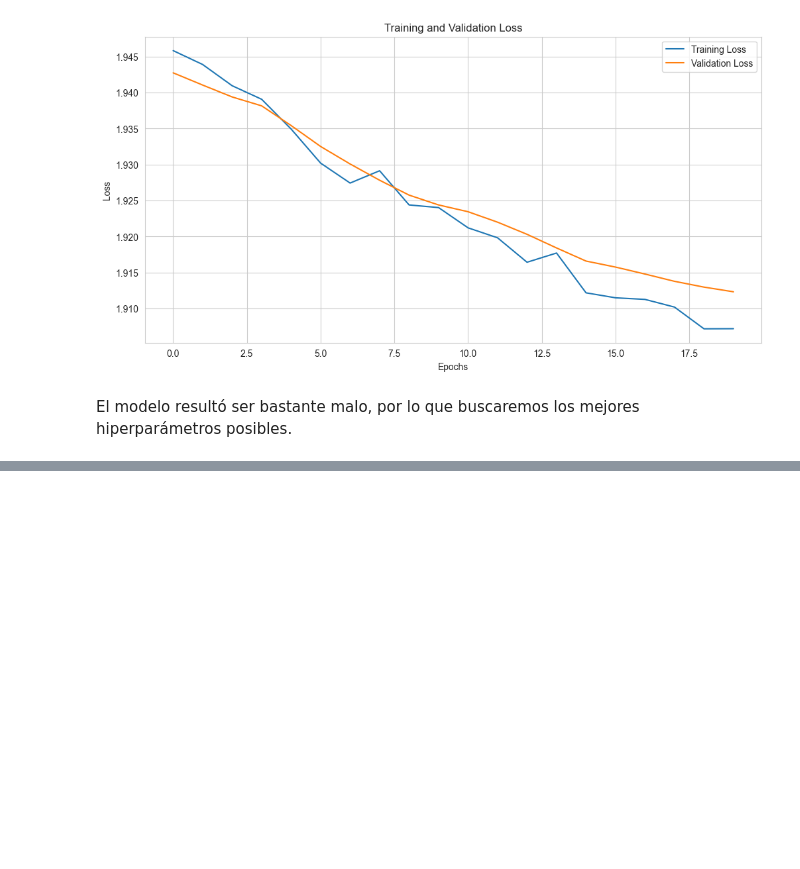
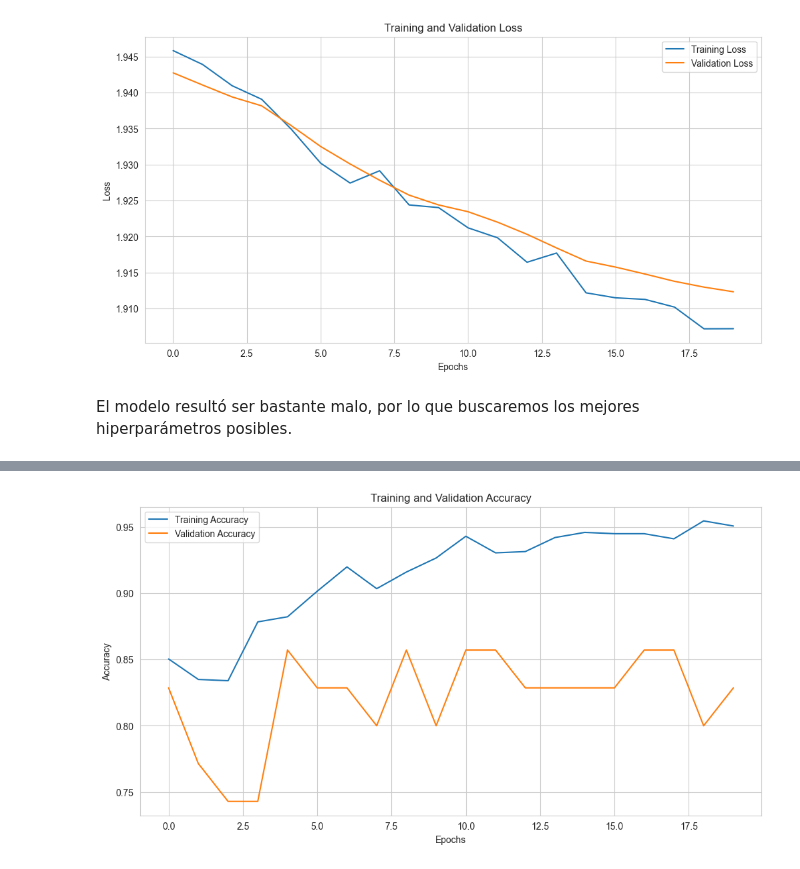
Before and after one commit to Pabloleiva00/Proyecto-MDD, a Jupyter notebook: modelo_base.ipynb, the cells around one changed output, grey strips where cells are left out. Saved outputs shown, nothing was run; the diff lists cells and outputs as text; code cells hidden in the pictures; blank space fills up the shorter version.

Commit message:
Add files via upload
Modelo mejorado

```diff
--- a/modelo_base.ipynb
+++ b/modelo_base.ipynb
@@ -223,7 +223,7 @@ def build_model(hp):
     initializer = initializers.HeNormal(seed=20)
     model = Sequential()
     regu = hp.Choice('l1_reg', [0.001, 0.0001])
-    input_shape=(200, 200, 3)
+    input_shape=(224, 224, 3)
 
     #Conv layer loop
     for i in range(4):
@@ -239,8 +239,8 @@ def build_model(hp):
         model.add(Dense(units, activation='relu',kernel_initializer=initializer,kernel_regularizer=regularizers.l1(regu)))
         model.add(BatchNormalization(momentum=hp.Float('momentum', min_value=0.8, max_value=0.95, step=0.05), epsilon=0.001))
 
-    model.add(Dense(5, activation='softmax', kernel_initializer=initializer))
+    model.add(Dense(units=len(labels), activation='softmax', kernel_initializer=initializer))
 
     opt = Adam(learning_rate=hp.Choice('learning_rate', [0.001, 0.0001]))
-    model.compile(loss='categorical_crossentropy', optimizer=opt, metrics=['accuracy'])
+    model.compile(loss='sparse_categorical_crossentropy', optimizer=opt, metrics=['accuracy'])
     return model
@@ -319,13 +319,20 @@ for i in range(4):
     model1.add(Dense(best_hp.get(f'units_{i+1}'),activation='relu',kernel_initializer=initializer,kernel_regularizer=regularizers.l1(best_hp.get('l1_reg'))))
     model1.add(BatchNormalization(momentum=best_hp.get(f'momentum'), epsilon=0.001))
 
-model1.add(Dense(5, activation='softmax', kernel_initializer=initializer))
+model1.add(Dense(units=len(labels), activation='softmax', kernel_initializer=initializer))
 
 opt = Adam(learning_rate=best_hp.get('learning_rate'))
-model1.compile(loss='categorical_crossentropy', optimizer=opt, metrics=['accuracy'])
+model1.compile(loss='sparse_categorical_crossentropy', optimizer=opt, metrics=['accuracy'])
 # %%
-fin_hist = model1.fit(train_main, steps_per_epoch = len(train_main), epochs = 8, validation_data=valid_main)
+history1 = model1.fit(
+    datagen.flow(X_train, Y_train, batch_size=64),
+    epochs=20,
+    validation_data=(X_valid, Y_valid),
+    verbose=2,
+    steps_per_epoch=X_train.shape[0] // 64,
+    callbacks=[learning_rate_reduction]
+)
 # Evaluate the model
-loss, accuracy = model1.evaluate(test_main)
+loss, accuracy = model1.evaluate(X_train, Y_train)
 print("Final training loss: {:.8f}".format(loss))
 print("Final training accuracy: {:.4%}".format(accuracy))
@@ -332,13 +357,15 @@ print("Final training accuracy: {:.4%}".format(accuracy))
 # %%
 plt.figure(figsize=(12, 6))
 sns.set_style("whitegrid")
-plt.plot(history.history['accuracy'], label='Training Accuracy')
-plt.plot(history.history['val_accuracy'], label='Validation Accuracy')
+plt.plot(history1.history['accuracy'], label='Training Accuracy')
+plt.plot(history1.history['val_accuracy'], label='Validation Accuracy')
 plt.title('Training and Validation Accuracy')
 plt.xlabel('Epochs')
 plt.ylabel('Accuracy')
 plt.legend()
 plt.show()
+# %% [output]
+[figure, added]
 # %%
 plt.figure(figsize=(12, 6))
 sns.set_style("whitegrid")
```
Also changed, not shown: parts of 7 cells of this notebook.
